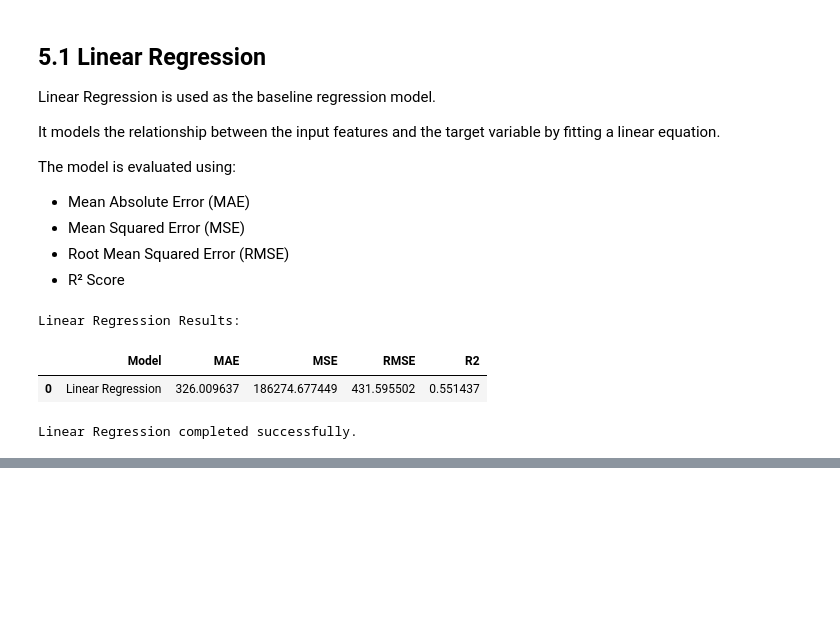
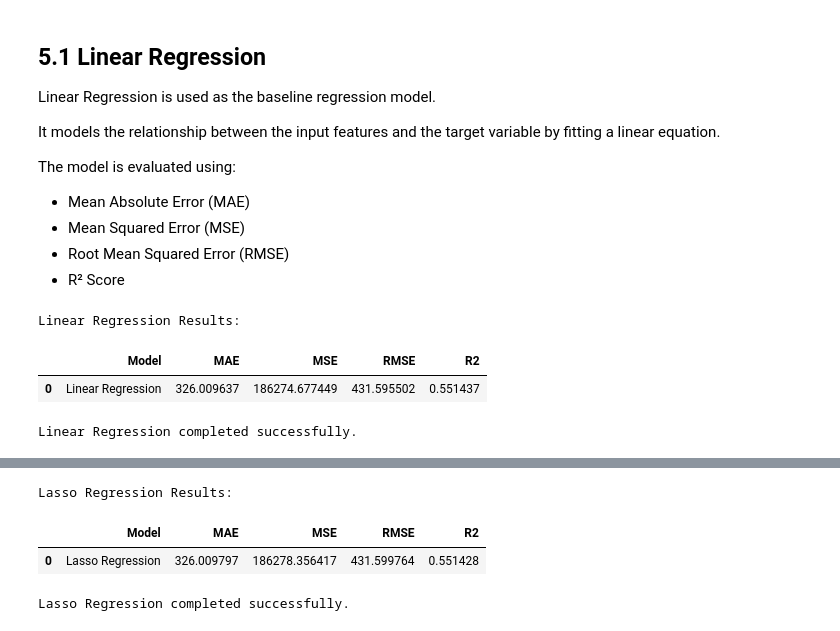
Before and after one commit to mith-sen/ML_Case_Study, a Jupyter notebook: notebooks/regression.ipynb, the cells around one changed output, grey strips where cells are left out. Saved outputs shown, nothing was run; the diff lists cells and outputs as text; code cells hidden in the pictures; blank space fills up the shorter version.

```diff
--- a/notebooks/regression.ipynb
+++ b/notebooks/regression.ipynb
@@ -1016,0 +1078,45 @@ Linear Regression completed successfully.
+# %%
+# Import Lasso Regression
+from sklearn.linear_model import Lasso
+
+# Create Lasso Regression pipeline
+lasso_pipeline = Pipeline(
+    steps=[
+        ("preprocessor", preprocessor),
+        ("model", Lasso(alpha=0.01, max_iter=10000))
+    ]
+)
+
+# Train the model
+lasso_pipeline.fit(X_train, y_train)
+
+# Make predictions
+y_pred_lasso = lasso_pipeline.predict(X_test)
+
+# Calculate evaluation metrics
+lasso_mae = mean_absolute_error(y_test, y_pred_lasso)
+lasso_mse = mean_squared_error(y_test, y_pred_lasso)
+lasso_rmse = np.sqrt(lasso_mse)
+lasso_r2 = r2_score(y_test, y_pred_lasso)
+
+# Store results
+lasso_result = {
+    "Model": "Lasso Regression",
+    "MAE": lasso_mae,
+    "MSE": lasso_mse,
+    "RMSE": lasso_rmse,
+    "R2": lasso_r2
+}
+
+# Display results
+lasso_result_df = pd.DataFrame([lasso_result])
+
+print("Lasso Regression Results:")
+display(lasso_result_df)
+
+print("Lasso Regression completed successfully.")
+# %% [output]
+Lasso Regression Results:
+|  | Model | MAE | MSE | RMSE | R2 |
+| 0 | Lasso Regression | 326.009797 | 186278.356417 | 431.599764 | 0.551428 |
+Lasso Regression completed successfully.
```
Also changed, not shown: parts of 3 cells of this notebook.
